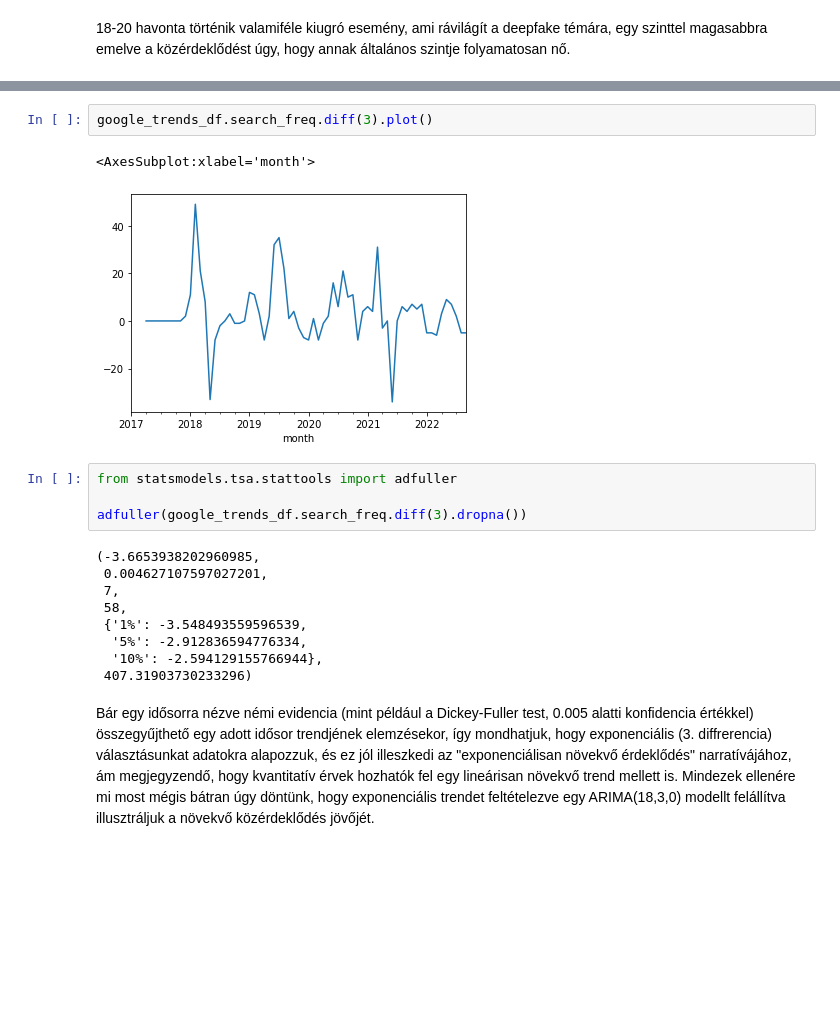
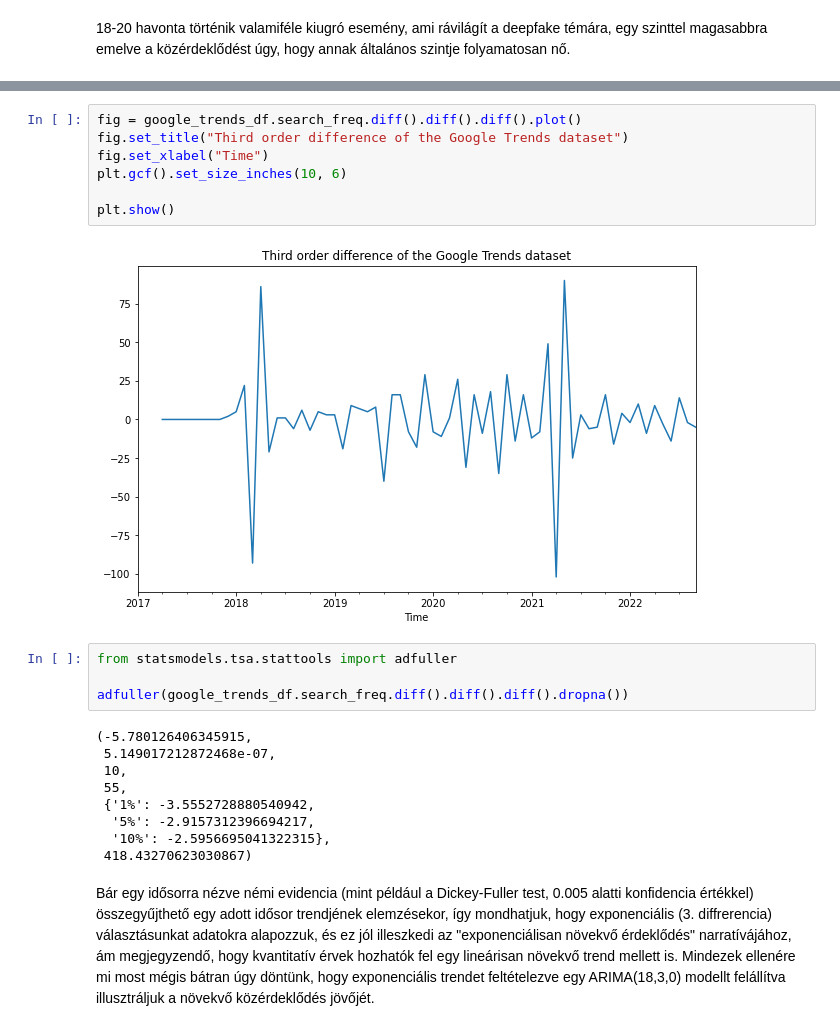
Before and after one commit to solalatus/deepfake_popularity, a Jupyter notebook: global_analysis.ipynb, the cells around one changed output, grey strips where cells are left out. Cells and saved outputs as stored; diff of their text form; blank space fills up the shorter version.

```diff
--- a/global_analysis.ipynb
+++ b/global_analysis.ipynb
@@ -490,21 +493,25 @@ plt.show()
 # %%
-google_trends_df.search_freq.diff(3).plot()
+fig = google_trends_df.search_freq.diff().diff().diff().plot()
+fig.set_title("Third order difference of the Google Trends dataset")
+fig.set_xlabel("Time")
+plt.gcf().set_size_inches(10, 6)
+
+plt.show()
 # %% [output]
-<AxesSubplot:xlabel='month'>
-[figure, old version]
+[figure, new version]
 # %%
 from statsmodels.tsa.stattools import adfuller
 
-adfuller(google_trends_df.search_freq.diff(3).dropna())
+adfuller(google_trends_df.search_freq.diff().diff().diff().dropna())
 # %% [output]
-(-3.6653938202960985,
- 0.004627107597027201,
- 7,
- 58,
- {'1%': -3.548493559596539,
-  '5%': -2.912836594776334,
-  '10%': -2.594129155766944},
- 407.31903730233296)
+(-5.780126406345915,
+ 5.149017212872468e-07,
+ 10,
+ 55,
+ {'1%': -3.5552728880540942,
+  '5%': -2.9157312396694217,
+  '10%': -2.5956695041322315},
+ 418.43270623030867)
 # %% [markdown]
 Bár egy idősorra nézve némi evidencia (mint például a Dickey-Fuller test, 0.005 alatti konfidencia értékkel) összegyűjthető egy adott idősor trendjének elemzésekor, így mondhatjuk, hogy exponenciális (3. diffrerencia) választásunkat adatokra alapozzuk, és ez jól illeszkedi az "exponenciálisan növekvő érdeklődés" narratívájához, ám megjegyzendő, hogy kvantitatív érvek hozhatók fel egy lineárisan növekvő trend mellett is. Mindezek ellenére mi most mégis bátran úgy döntünk, hogy exponenciális trendet feltételezve egy ARIMA(18,3,0) modellt felállítva illusztráljuk a növekvő közérdeklődés jövőjét.
 # %%
```
Also changed, not shown: parts of 1 cell of this notebook.
